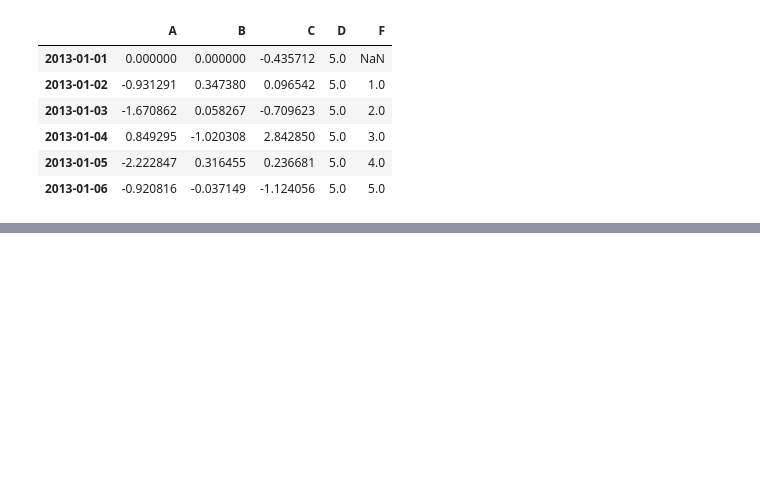
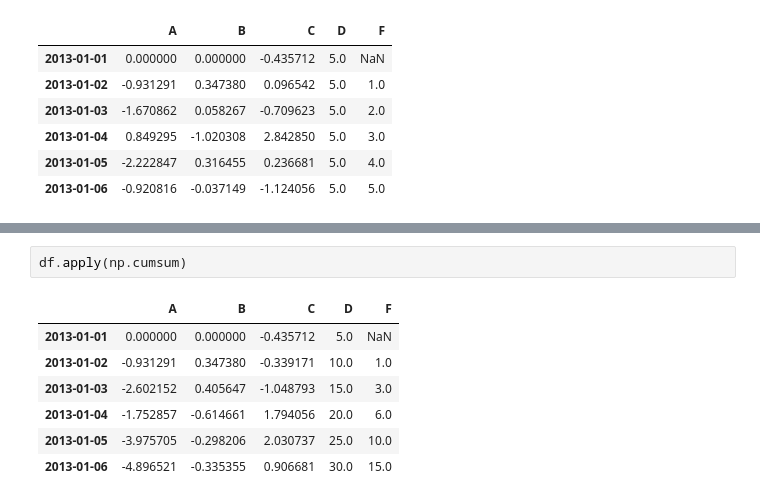
Before and after one commit to online5880/Pandas-BigQuery-MetaCode, a Jupyter notebook: Chapter01_pandas.ipynb, the cells around one changed output, grey strips where cells are left out. Cells and saved outputs as stored; diff of their text form; blank space fills up the shorter version.

```diff
--- a/Chapter01_pandas.ipynb
+++ b/Chapter01_pandas.ipynb
@@ -355,0 +427,10 @@ df
+# %%
+df.apply(np.cumsum)
+# %% [output]
+|  | A | B | C | D | F |
+| 2013-01-01 | 0.000000 | 0.000000 | -0.435712 | 5.0 | NaN |
+| 2013-01-02 | -0.931291 | 0.347380 | -0.339171 | 10.0 | 1.0 |
+| 2013-01-03 | -2.602152 | 0.405647 | -1.048793 | 15.0 | 3.0 |
+| 2013-01-04 | -1.752857 | -0.614661 | 1.794056 | 20.0 | 6.0 |
+| 2013-01-05 | -3.975705 | -0.298206 | 2.030737 | 25.0 | 10.0 |
+| 2013-01-06 | -4.896521 | -0.335355 | 0.906681 | 30.0 | 15.0 |
```
Also changed, not shown: parts of 14 cells of this notebook.
